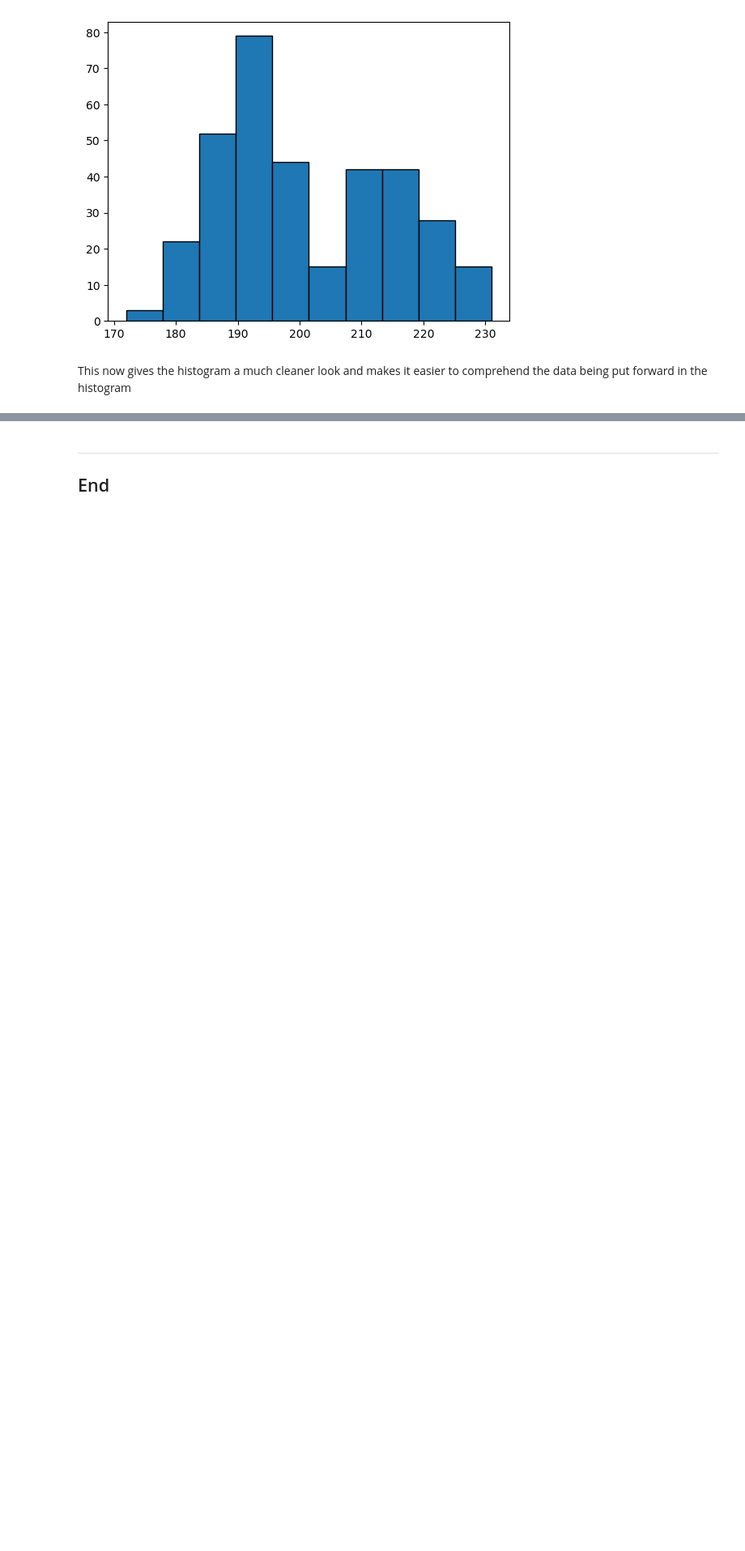
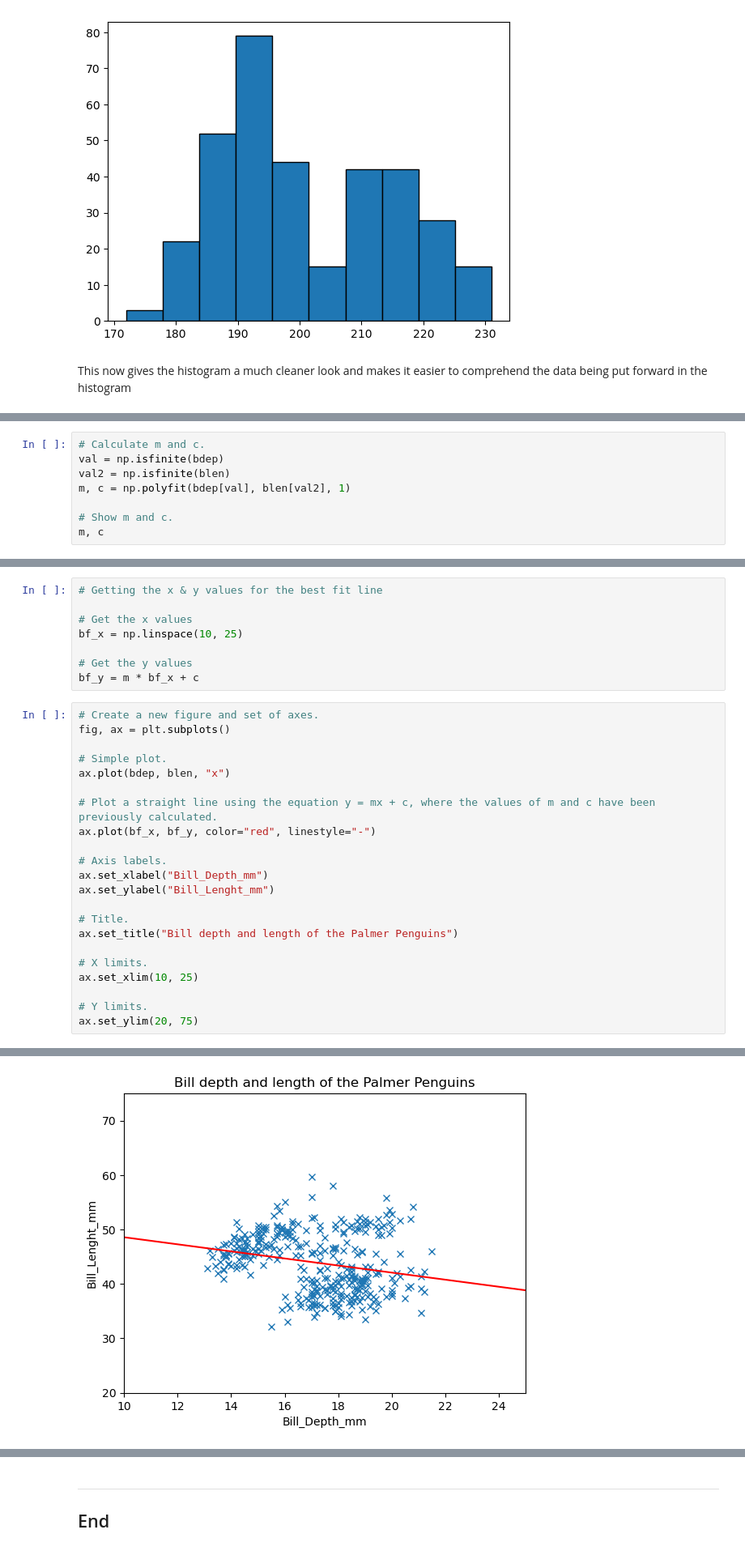
Before and after one commit to coughlo93/PrinciplesOfDataAnalyticsProject, a Jupyter notebook: penguins.ipynb, the cells around one changed output, grey strips where cells are left out. Shown: that part at 81% size. Drawn from its saved outputs; the diff is of its cells as text; blank space fills up the shorter version.

```diff
--- a/penguins.ipynb
+++ b/penguins.ipynb
@@ -222,0 +302,8 @@ This now gives the histogram a much cleaner look and makes it easier to comprehe
+# %%
+# Calculate m and c.
+val = np.isfinite(bdep)
+val2 = np.isfinite(blen)
+m, c = np.polyfit(bdep[val], blen[val2], 1)
+
+# Show m and c.
+m, c
@@ -222,0 +314,31 @@ This now gives the histogram a much cleaner look and makes it easier to comprehe
+# %%
+# Getting the x & y values for the best fit line
+
+# Get the x values
+bf_x = np.linspace(10, 25)
+
+# Get the y values
+bf_y = m * bf_x + c
+# %%
+# Create a new figure and set of axes.
+fig, ax = plt.subplots()
+
+# Simple plot.
+ax.plot(bdep, blen, "x")
+
+# Plot a straight line using the equation y = mx + c, where the values of m and c have been previously calculated.
+ax.plot(bf_x, bf_y, color="red", linestyle="-")
+
+# Axis labels.
+ax.set_xlabel("Bill_Depth_mm")
+ax.set_ylabel("Bill_Lenght_mm")
+
+# Title.
+ax.set_title("Bill depth and length of the Palmer Penguins")
+
+# X limits.
+ax.set_xlim(10, 25)
+
+# Y limits.
+ax.set_ylim(20, 75)
+# %% [output]
@@ -222,0 +346 @@ This now gives the histogram a much cleaner look and makes it easier to comprehe
+[figure, added]
```
Also changed, not shown: parts of 14 cells of this notebook.
